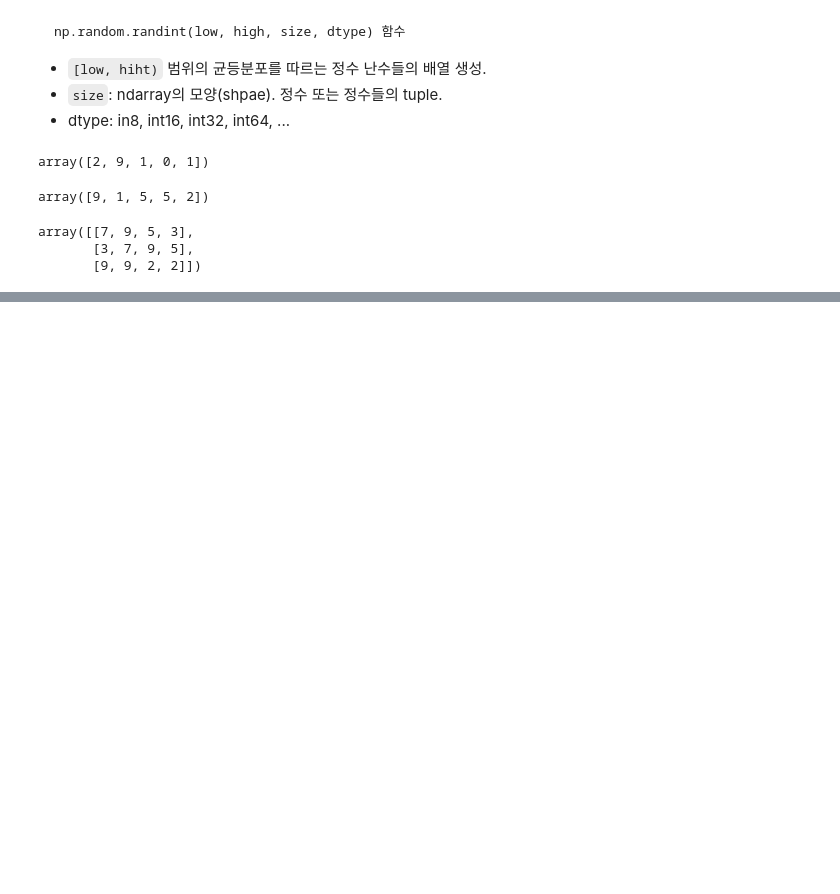
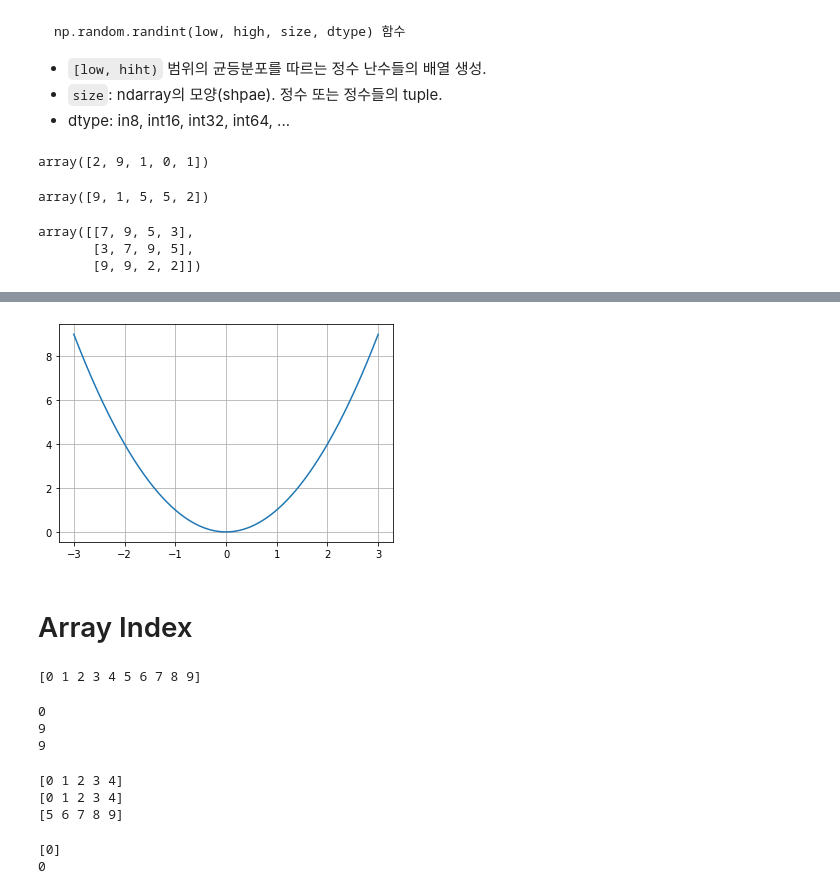
Before and after one commit to esn73/lab_python, a Jupyter notebook: py18_data_analysis.ipynb, the cells around one changed output, grey strips where cells are left out. Drawn from its saved outputs; the diff is of its cells as text; code cells hidden in the pictures; blank space fills up the shorter version.

```diff
--- a/py18_data_analysis.ipynb
+++ b/py18_data_analysis.ipynb
@@ -257,0 +287,37 @@ array([[7, 9, 5, 3],
+# %%
+plt.plot(x,y)
+plt.grid()
+plt.show()
+# %% [output]
+[figure, added]
+# %% [markdown]
+# Array Index
+# %%
+arr = np.arange(10)
+print(arr)
+# %% [output]
+[0 1 2 3 4 5 6 7 8 9]
+# %%
+# indexing: 인덱스를 사용해서 배열의 원소를 참조.
+print(arr[0]) # 시작 인덱스 = 0
+print(arr[9]) # 마지막 인덱스 = 원소 개수 - 1
+print(arr[-1]) # 끝에서 첫번째 원소
+# %% [output]
+0
+9
+9
+# %%
+# slicing: [start, end) 범위의 원소들로 이루어진 배열
+print(arr[0:5]) # 5-0 으로 계산하면 개수를 계산하기 쉬움
+print(arr[:5]) # 앞에서 5개를 선택한 배열
+print(arr[-5:]) # 뒤에서 5개를 선택한 배열
+# %% [output]
+[0 1 2 3 4]
+[0 1 2 3 4]
+[5 6 7 8 9]
+# %%
+print(arr[:1]) # slicing의 결과는 배열.
+print(arr[0]) # indexing 숫자로나옴
+# %% [output]
+[0]
+0
```
Also changed, not shown: parts of 16 cells of this notebook.
